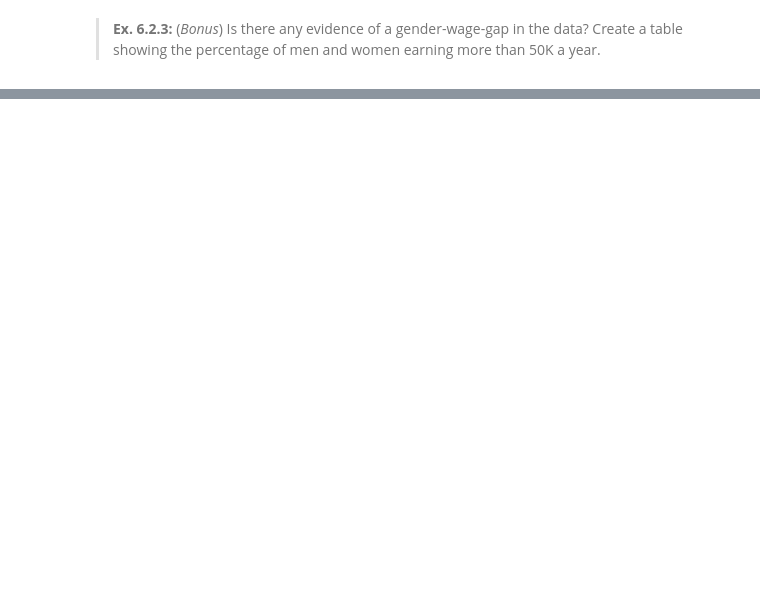
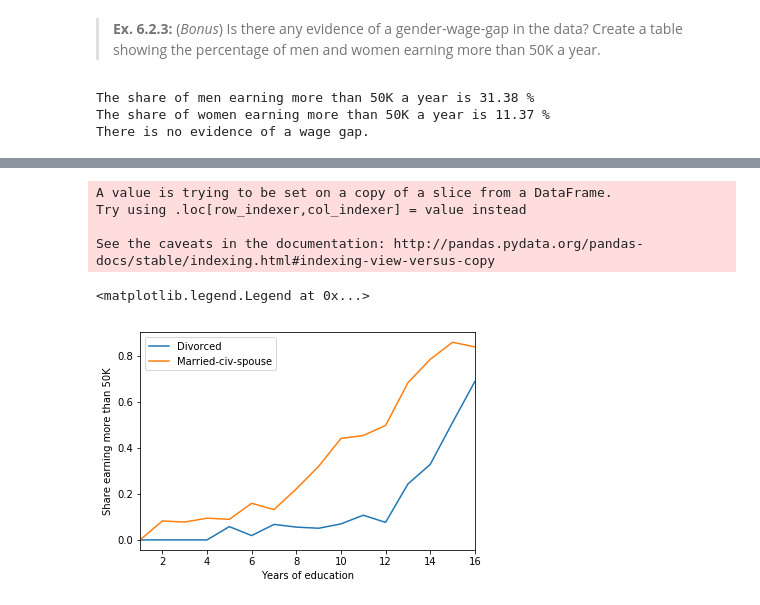
Before and after one commit to BjornCilleborg/sds2019, a Jupyter notebook: Exercise/exercise_6-Copy1.ipynb, the cells around one changed output, grey strips where cells are left out. Cells and saved outputs as stored; diff of their text form; code cells hidden in the pictures; blank space fills up the shorter version.

```diff
--- a/Exercise/exercise_6-Copy1.ipynb
+++ b/Exercise/exercise_6-Copy1.ipynb
@@ -163,0 +142,5 @@ In this section we will use [this dataset](https://archive.ics.uci.edu/ml/datase
+# %%
+# [Answer to Ex. 6.2.1]
+df = pd.read_csv('https://archive.ics.uci.edu/ml/machine-learning-databases/adult/adult.data', sep=',', header=None, skipinitialspace = True)
+df.columns = ['age','workclass', 'fnlwgt', 'educ', 'educ_num', 'marital_status', 'occupation','relationship', 'race', 'sex','capital_gain', 'capital_loss', 'hours_per_week', 'native_country', 'wage']
+display(df[25:36])
@@ -171,0 +166,9 @@ In this section we will use [this dataset](https://archive.ics.uci.edu/ml/datase
+# %%
+# [Answer to Ex. 6.2.2]
+# We see that '?' indicates missing data in the csv file
+import numpy as np
+df = df.replace('?', np.nan) # convert '?' to missing values that Pandas can understand
+nan_df = df.dropna(axis=0) # drop rows with missing values
+removed = df.shape[0] - nan_df.shape[0] # calculating missing rows [0] signifies rows, [1] columns
+print(removed, 'observations were removed because of missing data.') # report number of missing obs
+display(nan_df[25:36])
@@ -176,3 +191,20 @@ In this section we will use [this dataset](https://archive.ics.uci.edu/ml/datase
+# %%
+# [Answer to Ex. 6.2.3]
+#print(set(nan_df['wage'])) # check different wage categories
+wealthy_men = nan_df['wage'][(nan_df['wage'] == '>50K') & (nan_df['sex'] == 'Male')].count()
+wealthy_women = nan_df['wage'][(nan_df['wage'] == '>50K') & (nan_df['sex'] == 'Female')].count()
+all_men = nan_df['wage'][(nan_df['sex'] == 'Male')].count()
+all_women = nan_df['wage'][(nan_df['sex'] == 'Female')].count()
+share_men = round(wealthy_men / all_men * 100,2)
+share_women = round(wealthy_women / all_women * 100,2)
+
+print('The share of men earning more than 50K a year is',share_men,
+     '%\nThe share of women earning more than 50K a year is', share_women,
+      '%\nThere is no evidence of a wage gap.')
+# %% [output]
+The share of men earning more than 50K a year is 31.38 %
+The share of women earning more than 50K a year is 11.37 %
+There is no evidence of a wage gap.
 # %% [markdown]
 > **Ex. 6.2.4:** (_Bonus_) Group the data by years of education (`educ_num`) and marital status. Now plot the share of individuals who earn more than 50K for the two groups 'Divorced' and 'Married-civ-spouse' (normal marriage). Your final result should look like this:
 
@@ -183,0 +214,26 @@ In this section we will use [this dataset](https://archive.ics.uci.edu/ml/datase
+# %%
+# [Answer to Ex. 6.2.4]
+nan_df['HighWage'] = (nan_df['wage'] == '>50K').astype(int) # Alternative method of getting high wage
+
+# Grouping and querying
+nan_df[['marital_status', 'HighWage', 'educ_num']]\
+        .groupby(['marital_status', 'educ_num'])\
+        .mean()\
+        .reset_index()\
+        .query("marital_status == 'Divorced' | marital_status == 'Married-civ-spouse'")\
+        .set_index('educ_num')\
+        .groupby('marital_status')\
+        .HighWage\
+        .plot()
+
+# Formatting plot
+plt.xlabel('Years of education')
+plt.ylabel('Share earning more than 50K')
+plt.legend()
+# %% [output]
+A value is trying to be set on a copy of a slice from a DataFrame.
+Try using .loc[row_indexer,col_indexer] = value instead
+
+See the caveats in the documentation: http://pandas.pydata.org/pandas-docs/stable/indexing.html#indexing-view-versus-copy
+<matplotlib.legend.Legend at 0x...>
+[figure, added]
```
Also changed, not shown: parts of 7 cells of this notebook, 1 other file.
